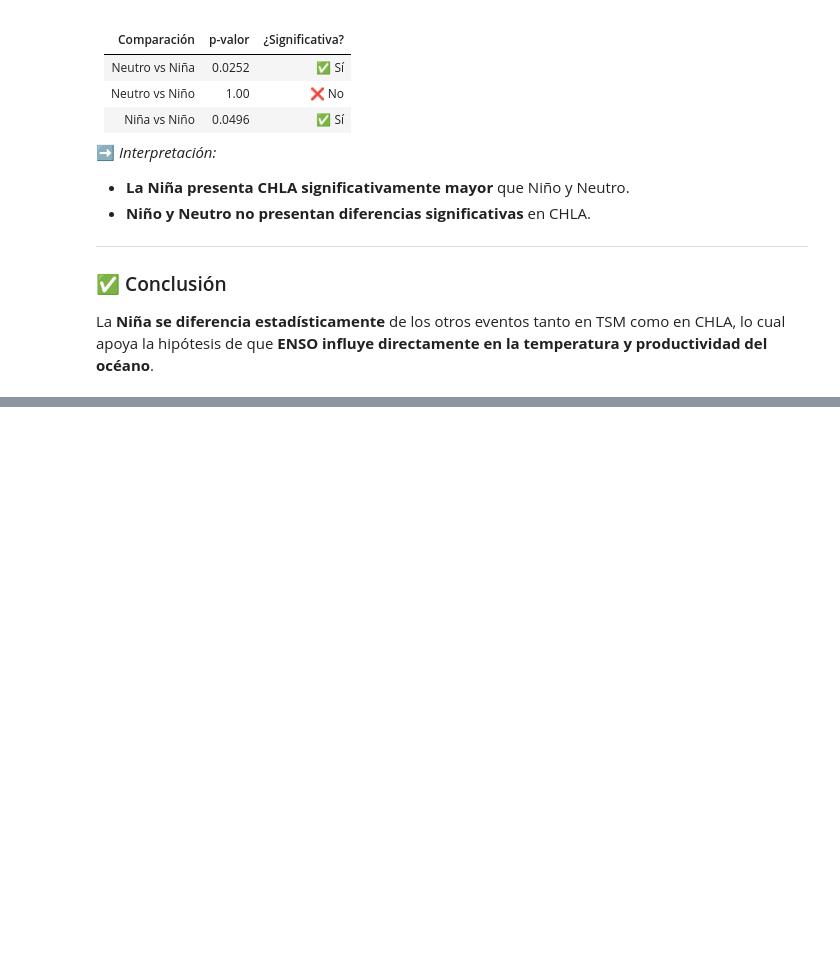
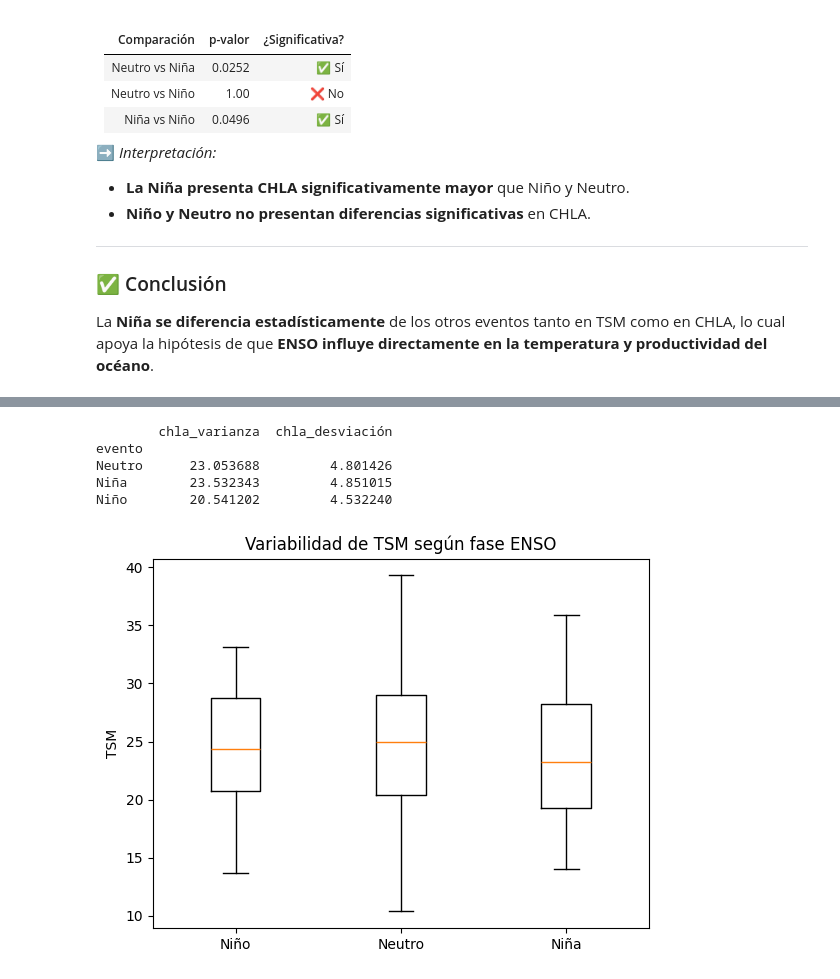
Before and after one commit to tukey-stans/ae-oceanografia-golfo-cali, a Jupyter notebook: notebooks/JMSD/eda_jmsd.ipynb, the cells around one changed output, grey strips where cells are left out. Saved outputs shown, nothing was run; the diff lists cells and outputs as text; code cells hidden in the pictures; blank space fills up the shorter version.

```diff
--- a/notebooks/JMSD/eda_jmsd.ipynb
+++ b/notebooks/JMSD/eda_jmsd.ipynb
@@ -1038,0 +1146,23 @@ m
+# %%
+metrics_chla = combined.groupby('evento').agg(
+    chla_varianza   = ('tsm', 'var'),
+    chla_desviación = ('tsm', 'std')
+)
+print(metrics_chla)
+# %% [output]
+        chla_varianza  chla_desviación
+evento
+Neutro      23.053688         4.801426
+Niña        23.532343         4.851015
+Niño        20.541202         4.532240
+# %%
+datos = [combined[combined['evento']==e]['tsm'].dropna()
+         for e in ['Niño','Neutro','Niña']]
+
+plt.figure()
+plt.boxplot(datos, tick_labels=['Niño','Neutro','Niña'])
+plt.title('Variabilidad de TSM según fase ENSO')
+plt.ylabel('TSM')
+plt.show()
+# %% [output]
+[figure, added]
```
Also changed, not shown: parts of 16 cells of this notebook.
